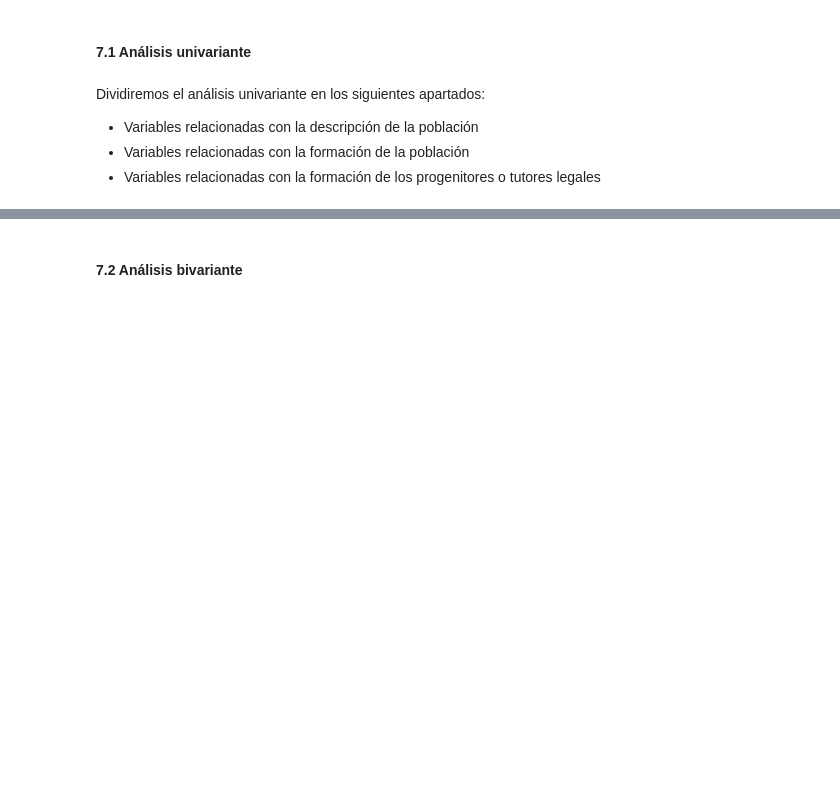
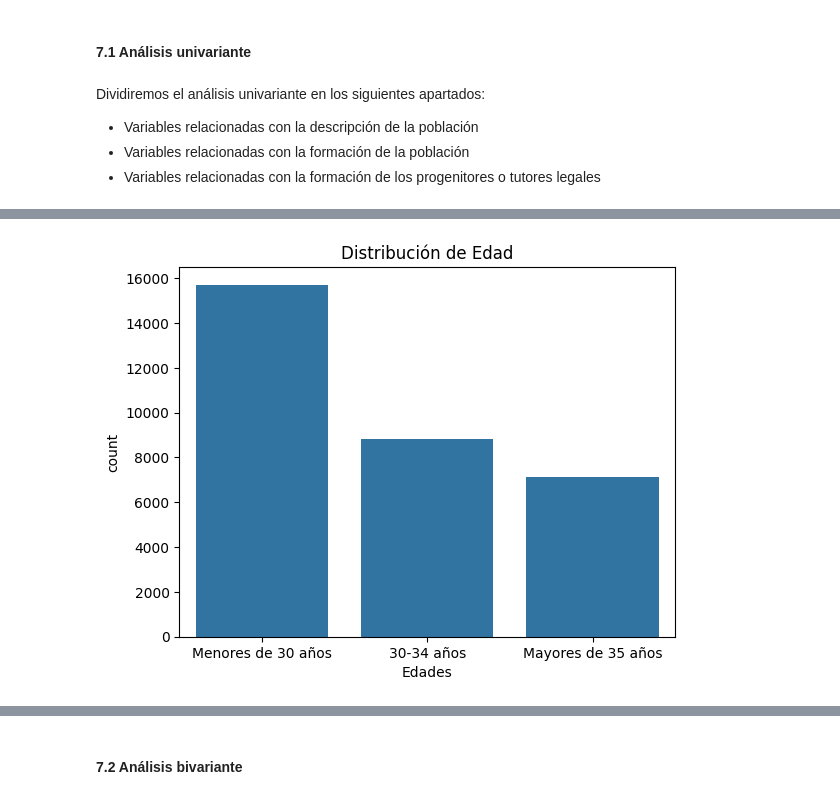
Before and after one commit to BeatrizGD/Students-Employability-Exploratory-Data-Analysis, a Jupyter notebook: src/main.ipynb, the cells around one changed output, grey strips where cells are left out. Saved outputs shown, nothing was run; the diff lists cells and outputs as text; code cells hidden in the pictures; blank space fills up the shorter version.

```diff
--- a/src/main.ipynb
+++ b/src/main.ipynb
@@ -405,0 +438,16 @@ SEXO
+# %%
+# Diccionario con la nueva codificación para la columna 'EDAD'
+edades = {1: "Menores de 30 años", 2: "30-34 años", 3:"Mayores de 35 años"}
+
+students['EDAD'] = students['EDAD'].replace(edades)
+# %%
+# Representación gráfica de la variable 'EDAD'
+sns.countplot(x='EDAD', data=students)
+
+# Labels
+plt.title('Distribución de Edad')
+plt.xlabel('Edades')
+
+plt.show()
+# %% [output]
+[figure, added]
```
Also changed, not shown: parts of 17 cells of this notebook, 1 other file.
